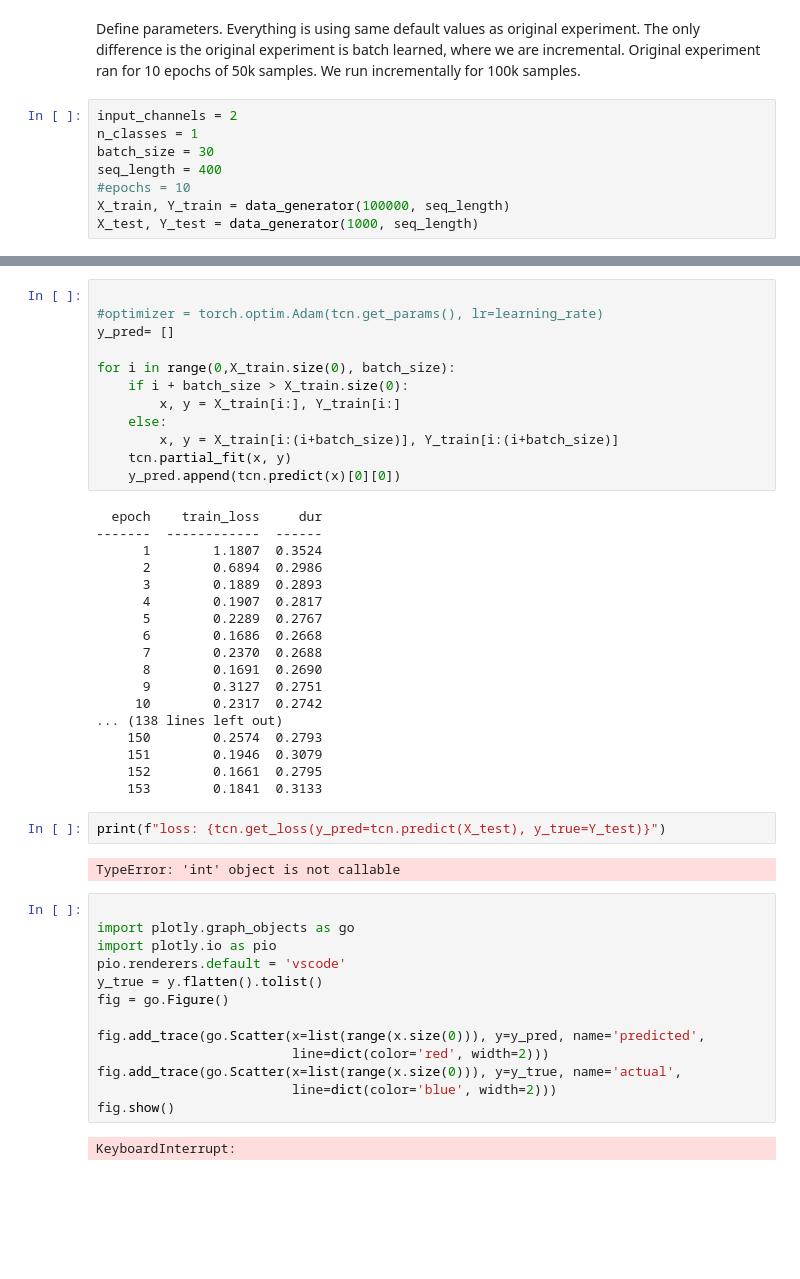
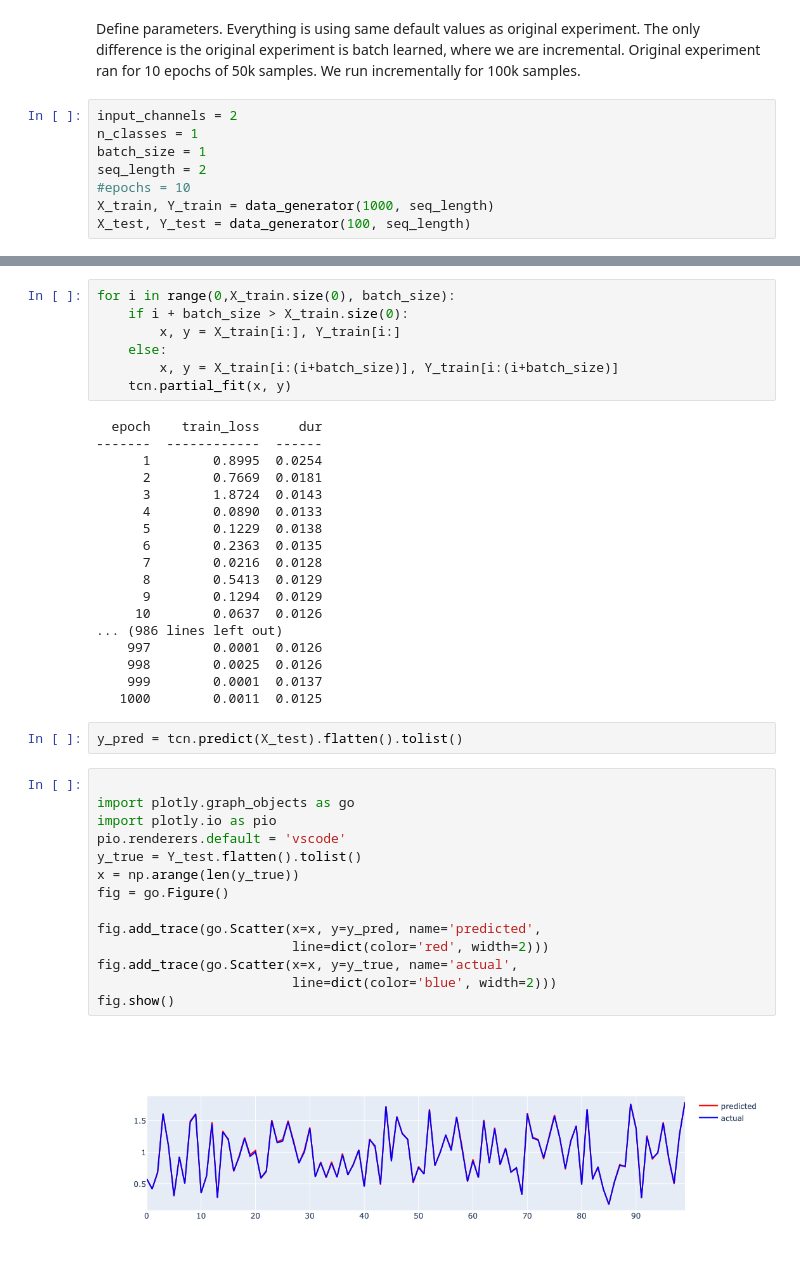
Before and after one commit to IBM/sail, a Jupyter notebook: notebooks/tcn_adding_problem.ipynb, the cells around one changed output, grey strips where cells are left out. Drawn from its saved outputs; the diff is of its cells as text; blank space fills up the shorter version.

Commit message:
Changed prediction from test set, and fixed plotting of results.

```diff
--- a/notebooks/tcn_adding_problem.ipynb
+++ b/notebooks/tcn_adding_problem.ipynb
@@ -37,11 +37,11 @@ Original experiment ran for 10 epochs of 50k samples. We run incrementally for 1
 # %%
 input_channels = 2
 n_classes = 1
-batch_size = 30
-seq_length = 400
+batch_size = 1
+seq_length = 2
 #epochs = 10
-X_train, Y_train = data_generator(100000, seq_length)
-X_test, Y_test = data_generator(1000, seq_length)
+X_train, Y_train = data_generator(1000, seq_length)
+X_test, Y_test = data_generator(100, seq_length)
 # %%
 # Note: We use a very simple setting here (assuming all levels have the same # of channels.
 channel_sizes = [30]*8
@@ -75,49 +76,43 @@ Estimated Total Size (MB): 71.47
 # %%
-
-#optimizer = torch.optim.Adam(tcn.get_params(), lr=learning_rate)
-y_pred= []
-
 for i in range(0,X_train.size(0), batch_size):
     if i + batch_size > X_train.size(0):
         x, y = X_train[i:], Y_train[i:]
     else:
         x, y = X_train[i:(i+batch_size)], Y_train[i:(i+batch_size)]
     tcn.partial_fit(x, y)
-    y_pred.append(tcn.predict(x)[0][0])
 # %% [output]
   epoch    train_loss     dur
 -------  ------------  ------
-      1        1.1807  0.3524
-      2        0.6894  0.2986
-      3        0.1889  0.2893
-      4        0.1907  0.2817
-      5        0.2289  0.2767
-      6        0.1686  0.2668
-      7        0.2370  0.2688
-      8        0.1691  0.2690
-      9        0.3127  0.2751
-     10        0.2317  0.2742
-... (138 lines left out)
-    150        0.2574  0.2793
-    151        0.1946  0.3079
-    152        0.1661  0.2795
-    153        0.1841  0.3133
+      1        0.8995  0.0254
+      2        0.7669  0.0181
+      3        1.8724  0.0143
+      4        0.0890  0.0133
+      5        0.1229  0.0138
+      6        0.2363  0.0135
+      7        0.0216  0.0128
+      8        0.5413  0.0129
+      9        0.1294  0.0129
+     10        0.0637  0.0126
+... (986 lines left out)
+    997        0.0001  0.0126
+    998        0.0025  0.0126
+    999        0.0001  0.0137
+   1000        0.0011  0.0125
-# %%
-print(f"loss: {tcn.get_loss(y_pred=tcn.predict(X_test), y_true=Y_test)}")
-# %% [output]
-TypeError: 'int' object is not callable
+# %%
+y_pred = tcn.predict(X_test).flatten().tolist()
 # %%
 
 import plotly.graph_objects as go
 import plotly.io as pio
 pio.renderers.default = 'vscode'
-y_true = y.flatten().tolist()
+y_true = Y_test.flatten().tolist()
+x = np.arange(len(y_true))
 fig = go.Figure()
 
-fig.add_trace(go.Scatter(x=list(range(x.size(0))), y=y_pred, name='predicted',
+fig.add_trace(go.Scatter(x=x, y=y_pred, name='predicted',
                          line=dict(color='red', width=2)))
-fig.add_trace(go.Scatter(x=list(range(x.size(0))), y=y_true, name='actual',
+fig.add_trace(go.Scatter(x=x, y=y_true, name='actual',
                          line=dict(color='blue', width=2)))
 fig.show()
 # %% [output]
-KeyboardInterrupt:
+[figure, added]
```
Also changed, not shown: parts of 1 cell of this notebook.
